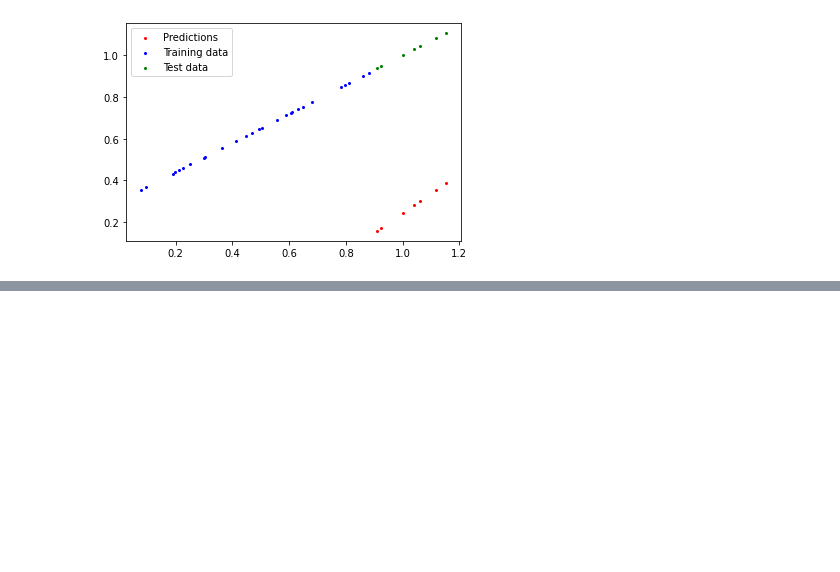
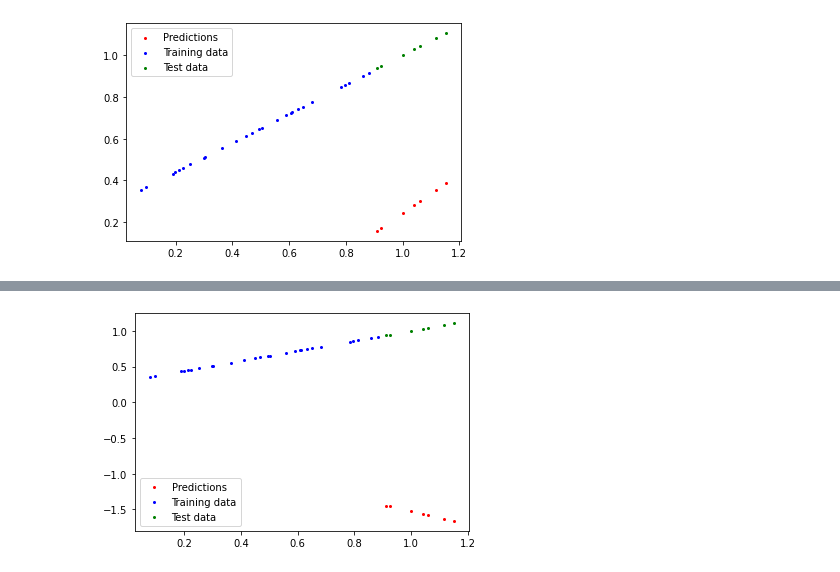
Before and after one commit to ManantenaKiady/Pytorch-fundamentals, a Jupyter notebook: Notebooks/pytorch_fundamentals.ipynb, the cells around one changed output, grey strips where cells are left out. Drawn from its saved outputs; the diff is of its cells as text; code cells hidden in the pictures; blank space fills up the shorter version.

```diff
--- a/Notebooks/pytorch_fundamentals.ipynb
+++ b/Notebooks/pytorch_fundamentals.ipynb
@@ -554,0 +559,4 @@ plot_data(pred)
+# %%
+loss_fn = nn.L1Loss()
+# Define the optimizer
+optmizer = torch.optim.SGD(params=model.parameters(), lr=0.01)
@@ -554,0 +632,8 @@ plot_data(pred)
+# %%
+# Make predictions with model
+with torch.inference_mode():
+    pred = model(X_test)
+
+plot_data(pred)
+# %% [output]
+[figure, added]
```
Also changed, not shown: parts of 2 cells of this notebook.
